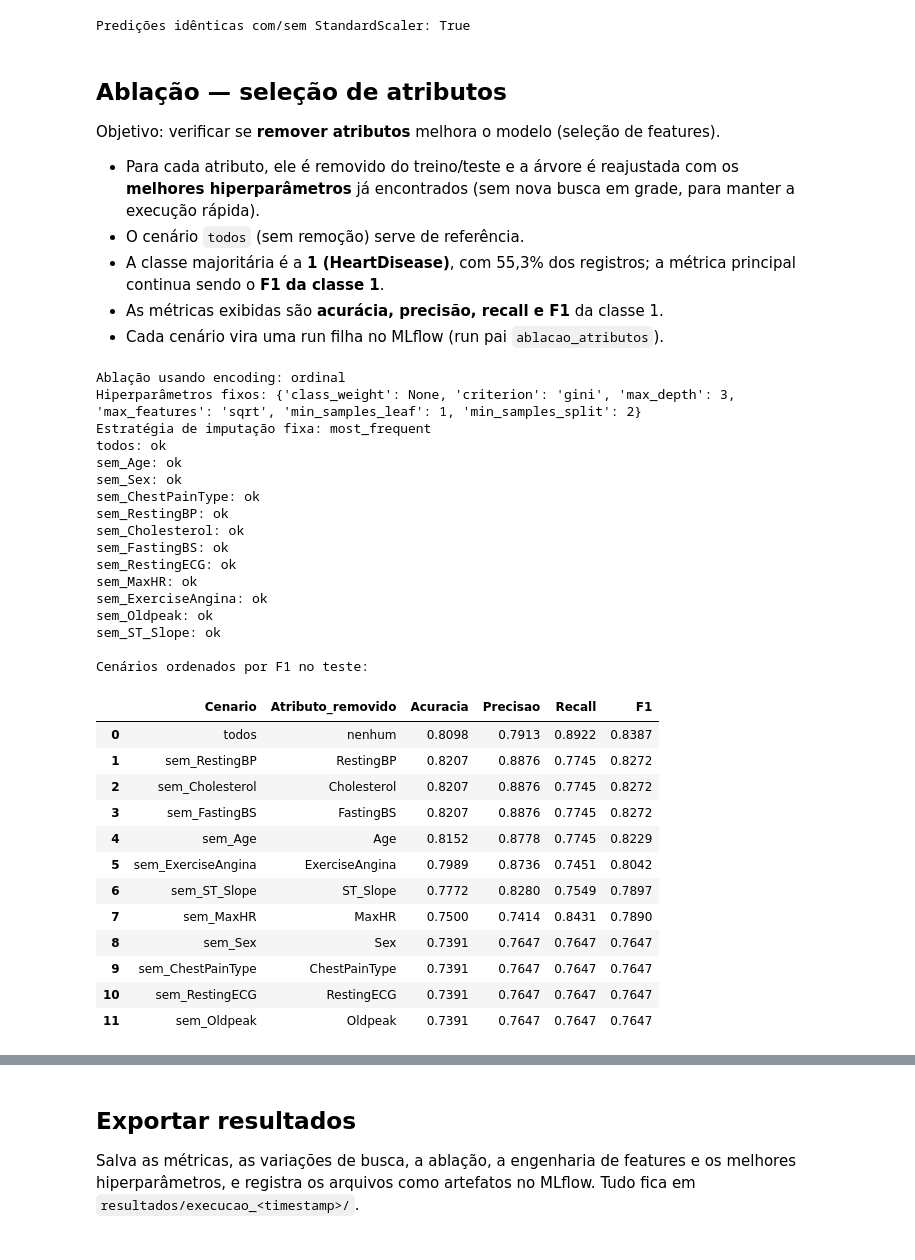
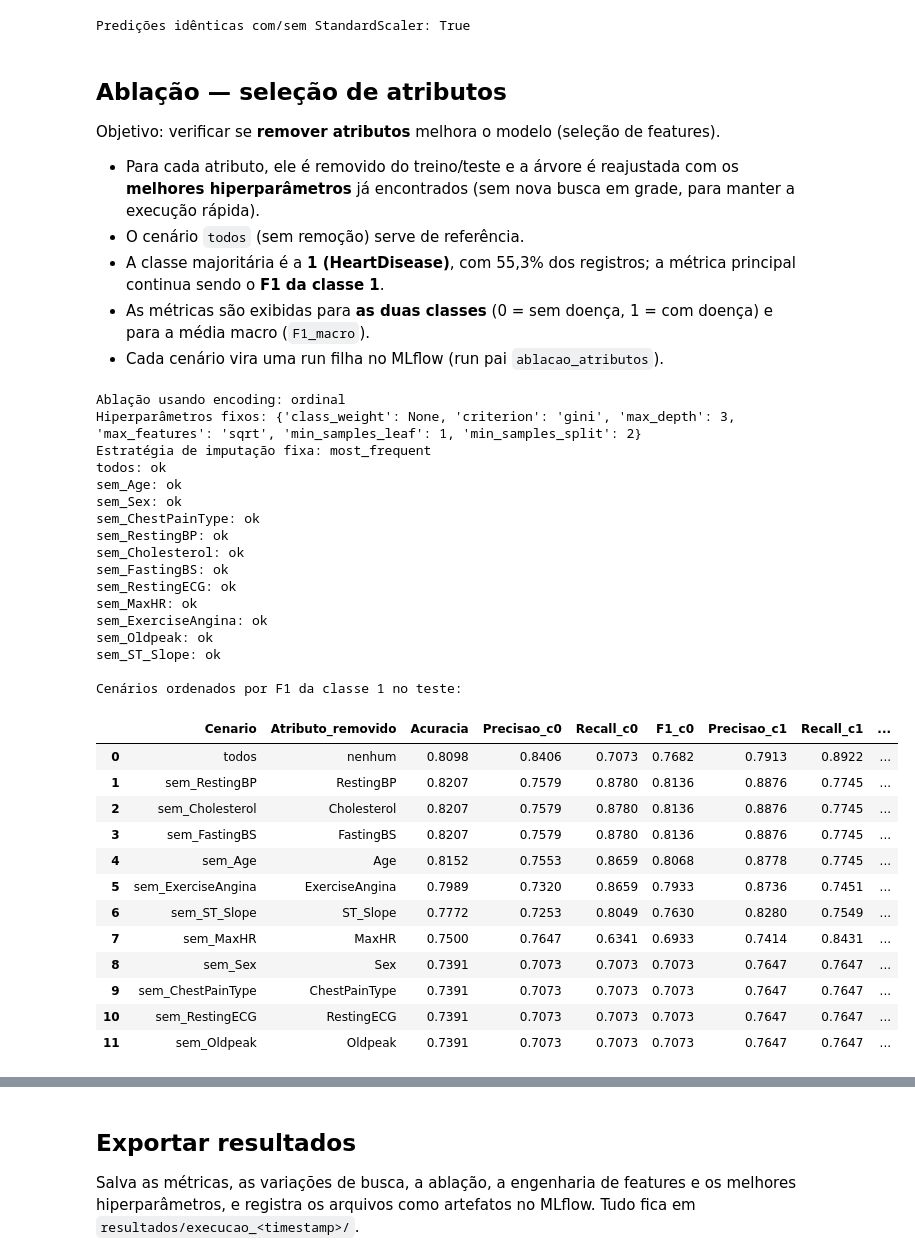
Before and after one commit to diegocordeiro/entrega1_aprendizado_maquina, a Jupyter notebook: Arvore_Decisao_Heart_Failure_mlflow.ipynb, the cells around one changed output, grey strips where cells are left out. Saved outputs shown, nothing was run; the diff lists cells and outputs as text; code cells hidden in the pictures.

Commit message:
métricas das dias classes

```diff
--- a/Arvore_Decisao_Heart_Failure_mlflow.ipynb
+++ b/Arvore_Decisao_Heart_Failure_mlflow.ipynb
@@ -287,11 +287,15 @@ for enc, item in resultados.items():
     lo, hi = bootstrap_f1(y_test, pred)
     metricas = {
         'Acuracia_teste': float(accuracy_score(y_test, pred)),
-        'Precisao_teste': float(precision_score(y_test, pred, zero_division=0)),
-        'Recall_teste': float(recall_score(y_test, pred, zero_division=0)),
-        'F1_teste': float(f1_score(y_test, pred, zero_division=0)),
-        'F1_IC95_inf': float(lo),
-        'F1_IC95_sup': float(hi),
+        'Precisao_c0': float(precision_score(y_test, pred, pos_label=0, zero_division=0)),
+        'Recall_c0': float(recall_score(y_test, pred, pos_label=0, zero_division=0)),
+        'F1_c0': float(f1_score(y_test, pred, pos_label=0, zero_division=0)),
+        'Precisao_c1': float(precision_score(y_test, pred, pos_label=1, zero_division=0)),
+        'Recall_c1': float(recall_score(y_test, pred, pos_label=1, zero_division=0)),
+        'F1_c1': float(f1_score(y_test, pred, pos_label=1, zero_division=0)),
+        'F1_macro': float(f1_score(y_test, pred, average='macro', zero_division=0)),
+        'F1_c1_IC95_inf': float(lo),
+        'F1_c1_IC95_sup': float(hi),
     }
     i = busca.best_index_
     linhas.append({
@@ -327,7 +331,7 @@ for enc, item in resultados.items():
     print(f'\n=== {enc} ===')
     print(classification_report(y_test, pred, zero_division=0))
 
-comparacao = pd.DataFrame(linhas).sort_values('F1_teste', ascending=False).reset_index(drop=True)
+comparacao = pd.DataFrame(linhas).sort_values('F1_c1', ascending=False).reset_index(drop=True)
 display(comparacao.round(4))
 # %% [output]
 === onehot ===
@@ -362,11 +366,15 @@ with mlflow.start_run(run_name='baseline_classe_majoritaria'):
     lo_d, hi_d = bootstrap_f1(y_test, pred_d)
     metricas_d = {
         'Acuracia_teste': float(accuracy_score(y_test, pred_d)),
-        'Precisao_teste': float(precision_score(y_test, pred_d, zero_division=0)),
-        'Recall_teste': float(recall_score(y_test, pred_d, zero_division=0)),
-        'F1_teste': float(f1_score(y_test, pred_d, zero_division=0)),
-        'F1_IC95_inf': float(lo_d),
-        'F1_IC95_sup': float(hi_d),
+        'Precisao_c0': float(precision_score(y_test, pred_d, pos_label=0, zero_division=0)),
+        'Recall_c0': float(recall_score(y_test, pred_d, pos_label=0, zero_division=0)),
+        'F1_c0': float(f1_score(y_test, pred_d, pos_label=0, zero_division=0)),
+        'Precisao_c1': float(precision_score(y_test, pred_d, pos_label=1, zero_division=0)),
+        'Recall_c1': float(recall_score(y_test, pred_d, pos_label=1, zero_division=0)),
+        'F1_c1': float(f1_score(y_test, pred_d, pos_label=1, zero_division=0)),
+        'F1_macro': float(f1_score(y_test, pred_d, average='macro', zero_division=0)),
+        'F1_c1_IC95_inf': float(lo_d),
+        'F1_c1_IC95_sup': float(hi_d),
     }
     mlflow.log_param('modelo', 'DummyClassifier(most_frequent)')
     mlflow.log_metrics(metricas_d)
@@ -446,15 +458,19 @@ Objetivo: verificar se **remover atributos** melhora o modelo (seleção de feat
 - Para cada atributo, ele é removido do treino/teste e a árvore é reajustada com os **melhores hiperparâmetros** já encontrados (sem nova busca em grade, para manter a execução rápida).
 - O cenário `todos` (sem remoção) serve de referência.
 - A classe majoritária é a **1 (HeartDisease)**, com 55,3% dos registros; a métrica principal continua sendo o **F1 da classe 1**.
-- As métricas exibidas são **acurácia, precisão, recall e F1** da classe 1.
+- As métricas são exibidas para **as duas classes** (0 = sem doença, 1 = com doença) e para a média macro (`F1_macro`).
 - Cada cenário vira uma run filha no MLflow (run pai `ablacao_atributos`).
 # %%
 def metricas_teste(y_true, pred):
     return {
         'Acuracia': float(accuracy_score(y_true, pred)),
-        'Precisao': float(precision_score(y_true, pred, pos_label=1, zero_division=0)),
-        'Recall': float(recall_score(y_true, pred, pos_label=1, zero_division=0)),
-        'F1': float(f1_score(y_true, pred, pos_label=1, zero_division=0)),
+        'Precisao_c0': float(precision_score(y_true, pred, pos_label=0, zero_division=0)),
+        'Recall_c0': float(recall_score(y_true, pred, pos_label=0, zero_division=0)),
+        'F1_c0': float(f1_score(y_true, pred, pos_label=0, zero_division=0)),
+        'Precisao_c1': float(precision_score(y_true, pred, pos_label=1, zero_division=0)),
+        'Recall_c1': float(recall_score(y_true, pred, pos_label=1, zero_division=0)),
+        'F1_c1': float(f1_score(y_true, pred, pos_label=1, zero_division=0)),
+        'F1_macro': float(f1_score(y_true, pred, average='macro', zero_division=0)),
     }
 
 # codificação usada na ablação: a de melhor F1 na validação cruzada
@@ -498,49 +514,49 @@ with mlflow.start_run(run_name='ablacao_atributos'):
             mlflow.log_metrics(metricas)
 
         linhas_abla.append({
             'Cenario': cenario,
             'Atributo_removido': removido or 'nenhum',
             **metricas,
         })
         print(f'{cenario}: ok')
 
 ablacao = (pd.DataFrame(linhas_abla)
-           .sort_values('F1', ascending=False)
+           .sort_values('F1_c1', ascending=False)
            .reset_index(drop=True))
 ablacao.to_csv(PASTA_EXECUCAO / 'ablacao_atributos.csv', index=False)
-print('\nCenários ordenados por F1 no teste:')
+print('\nCenários ordenados por F1 da classe 1 no teste:')
 display(ablacao.round(4))
 # %% [output]
 Ablação usando encoding: ordinal
 Hiperparâmetros fixos: {'class_weight': None, 'criterion': 'gini', 'max_depth': 3, 'max_features': 'sqrt', 'min_samples_leaf': 1, 'min_samples_split': 2}
 Estratégia de imputação fixa: most_frequent
 todos: ok
 sem_Age: ok
 sem_Sex: ok
 sem_ChestPainType: ok
 sem_RestingBP: ok
 sem_Cholesterol: ok
 sem_FastingBS: ok
 sem_RestingECG: ok
 sem_MaxHR: ok
 sem_ExerciseAngina: ok
 sem_Oldpeak: ok
 sem_ST_Slope: ok
 
-Cenários ordenados por F1 no teste:
+Cenários ordenados por F1 da classe 1 no teste:
-|  | Cenario | Atributo_removido | Acuracia | Precisao | Recall | F1 |
-| 0 | todos | nenhum | 0.8098 | 0.7913 | 0.8922 | 0.8387 |
-| 1 | sem_RestingBP | RestingBP | 0.8207 | 0.8876 | 0.7745 | 0.8272 |
-| 2 | sem_Cholesterol | Cholesterol | 0.8207 | 0.8876 | 0.7745 | 0.8272 |
-| 3 | sem_FastingBS | FastingBS | 0.8207 | 0.8876 | 0.7745 | 0.8272 |
-| 4 | sem_Age | Age | 0.8152 | 0.8778 | 0.7745 | 0.8229 |
-| 5 | sem_ExerciseAngina | ExerciseAngina | 0.7989 | 0.8736 | 0.7451 | 0.8042 |
-| 6 | sem_ST_Slope | ST_Slope | 0.7772 | 0.8280 | 0.7549 | 0.7897 |
-| 7 | sem_MaxHR | MaxHR | 0.7500 | 0.7414 | 0.8431 | 0.7890 |
-| 8 | sem_Sex | Sex | 0.7391 | 0.7647 | 0.7647 | 0.7647 |
-| 9 | sem_ChestPainType | ChestPainType | 0.7391 | 0.7647 | 0.7647 | 0.7647 |
-| 10 | sem_RestingECG | RestingECG | 0.7391 | 0.7647 | 0.7647 | 0.7647 |
-| 11 | sem_Oldpeak | Oldpeak | 0.7391 | 0.7647 | 0.7647 | 0.7647 |
+|  | Cenario | Atributo_removido | Acuracia | Precisao_c0 | Recall_c0 | F1_c0 | Precisao_c1 | Recall_c1 | ... |
+| 0 | todos | nenhum | 0.8098 | 0.8406 | 0.7073 | 0.7682 | 0.7913 | 0.8922 | ... |
+| 1 | sem_RestingBP | RestingBP | 0.8207 | 0.7579 | 0.8780 | 0.8136 | 0.8876 | 0.7745 | ... |
+| 2 | sem_Cholesterol | Cholesterol | 0.8207 | 0.7579 | 0.8780 | 0.8136 | 0.8876 | 0.7745 | ... |
+| 3 | sem_FastingBS | FastingBS | 0.8207 | 0.7579 | 0.8780 | 0.8136 | 0.8876 | 0.7745 | ... |
+| 4 | sem_Age | Age | 0.8152 | 0.7553 | 0.8659 | 0.8068 | 0.8778 | 0.7745 | ... |
+| 5 | sem_ExerciseAngina | ExerciseAngina | 0.7989 | 0.7320 | 0.8659 | 0.7933 | 0.8736 | 0.7451 | ... |
+| 6 | sem_ST_Slope | ST_Slope | 0.7772 | 0.7253 | 0.8049 | 0.7630 | 0.8280 | 0.7549 | ... |
+| 7 | sem_MaxHR | MaxHR | 0.7500 | 0.7647 | 0.6341 | 0.6933 | 0.7414 | 0.8431 | ... |
+| 8 | sem_Sex | Sex | 0.7391 | 0.7073 | 0.7073 | 0.7073 | 0.7647 | 0.7647 | ... |
+| 9 | sem_ChestPainType | ChestPainType | 0.7391 | 0.7073 | 0.7073 | 0.7073 | 0.7647 | 0.7647 | ... |
+| 10 | sem_RestingECG | RestingECG | 0.7391 | 0.7073 | 0.7073 | 0.7073 | 0.7647 | 0.7647 | ... |
+| 11 | sem_Oldpeak | Oldpeak | 0.7391 | 0.7073 | 0.7073 | 0.7073 | 0.7647 | 0.7647 | ... |
 # %% [markdown]
 ## Engenharia de features (razões/interações clínicas)
 
```
Also changed, not shown: parts of 10 cells of this notebook, 47 other files.
